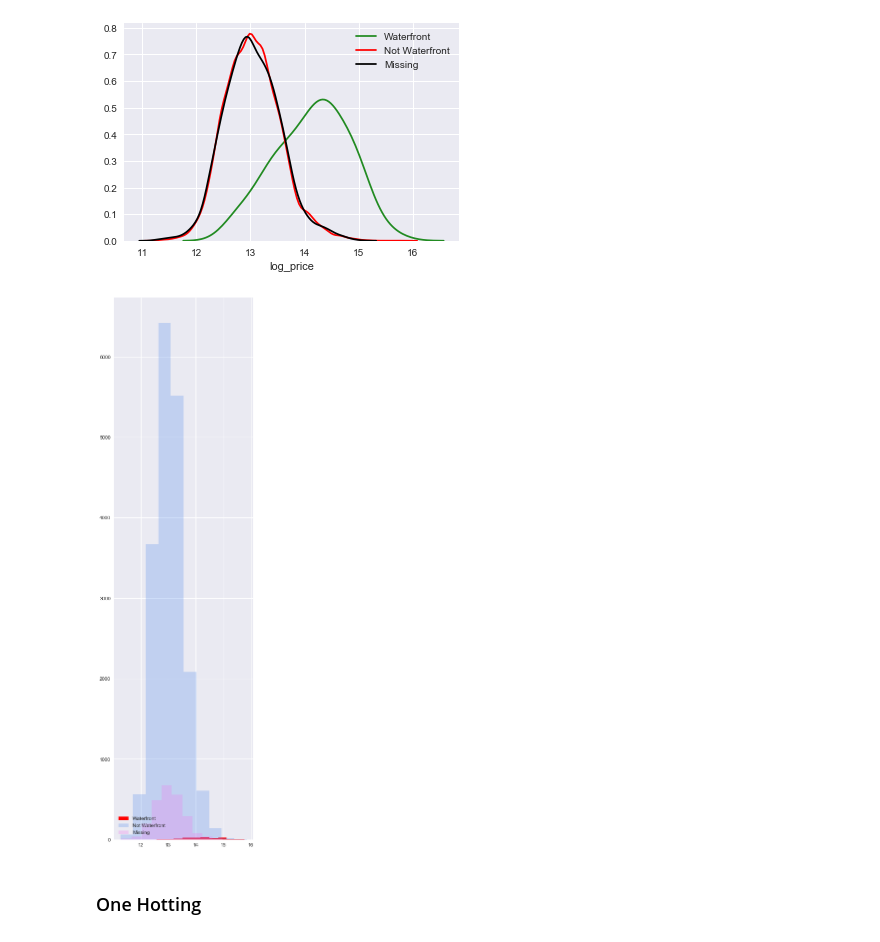
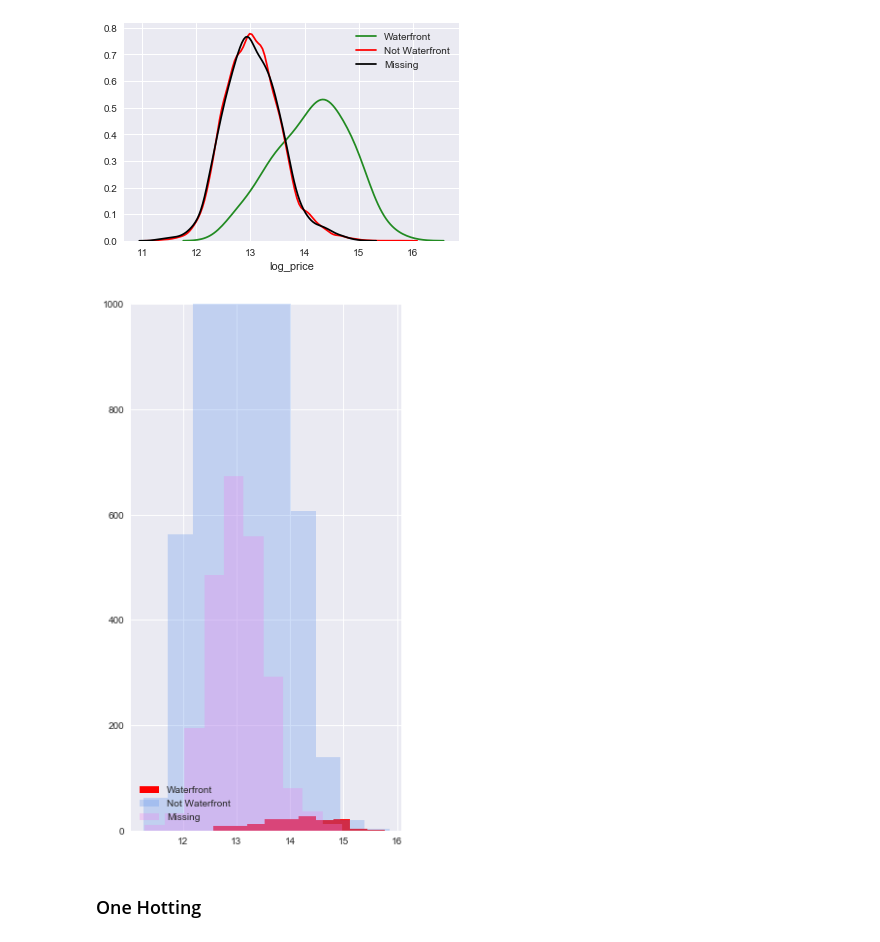
Before and after one commit to Patrickbfuller/lin_reg_tutorial, a Jupyter notebook: linear_regression.ipynb, the cells around one changed output. Cells and saved outputs as stored; diff of their text form; code cells hidden in the pictures.

Commit message:
retouch plot labels and reformat plot layout for blog extraction

```diff
--- a/linear_regression.ipynb
+++ b/linear_regression.ipynb
@@ -669,13 +704,14 @@ plt.legend();
 [figure]
 # %%
 a=0.3
-plt.figure(figsize=(5,20))
-ax1 = plt.hist(df_viz[df.waterfront == True].log_price, color='red', label='Waterfront')
-ax2 = plt.hist(df_viz[df.waterfront == False].log_price, color='cornflowerblue', label='Not Waterfront', alpha=a)
-ax3 = plt.hist(wtft_missing_prices, color='violet', label='Missing', alpha=a)
+plt.figure(figsize=(5,10))
+plt.hist(df_viz[df.waterfront == True].log_price, color='red', label='Waterfront')
+plt.hist(df_viz[df.waterfront == False].log_price, color='cornflowerblue', label='Not Waterfront', alpha=a)
+plt.hist(wtft_missing_prices, color='violet', label='Missing', alpha=a)
+plt.ylim(0,1000)
 plt.legend(loc=3);
 # %% [output]
-[figure, old version]
+[figure, new version]
 # %% [markdown]
 ### One Hotting
 # %%
```
Also changed, not shown: parts of 14 cells of this notebook.
